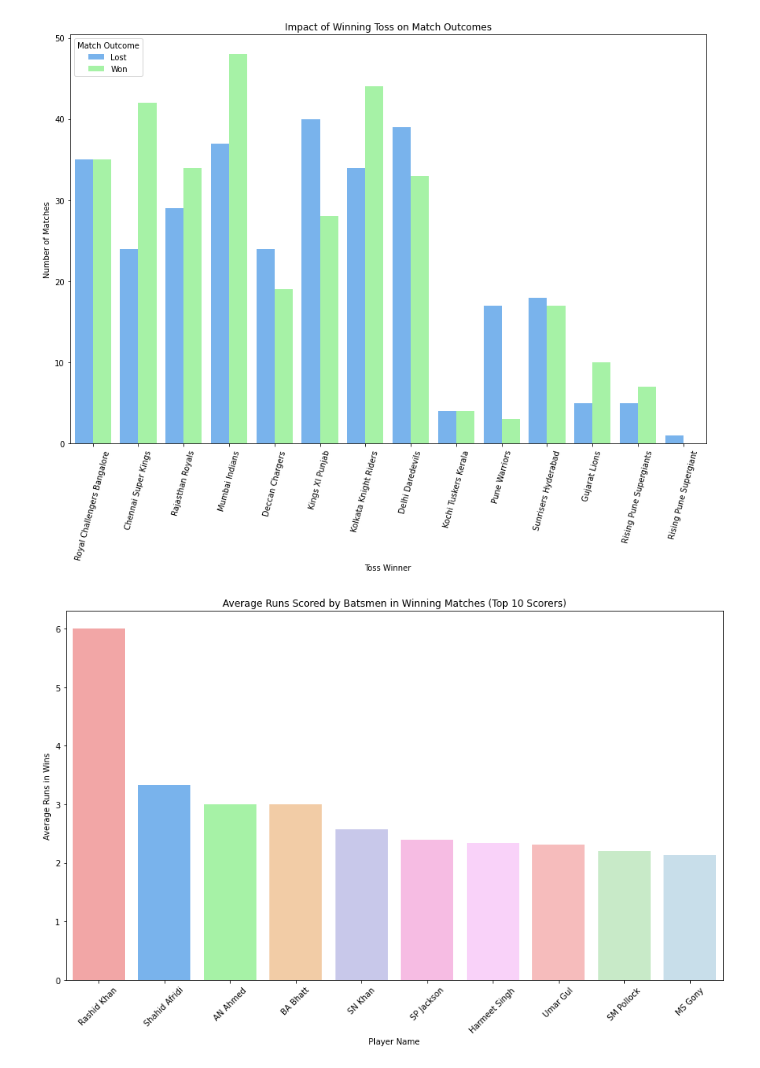
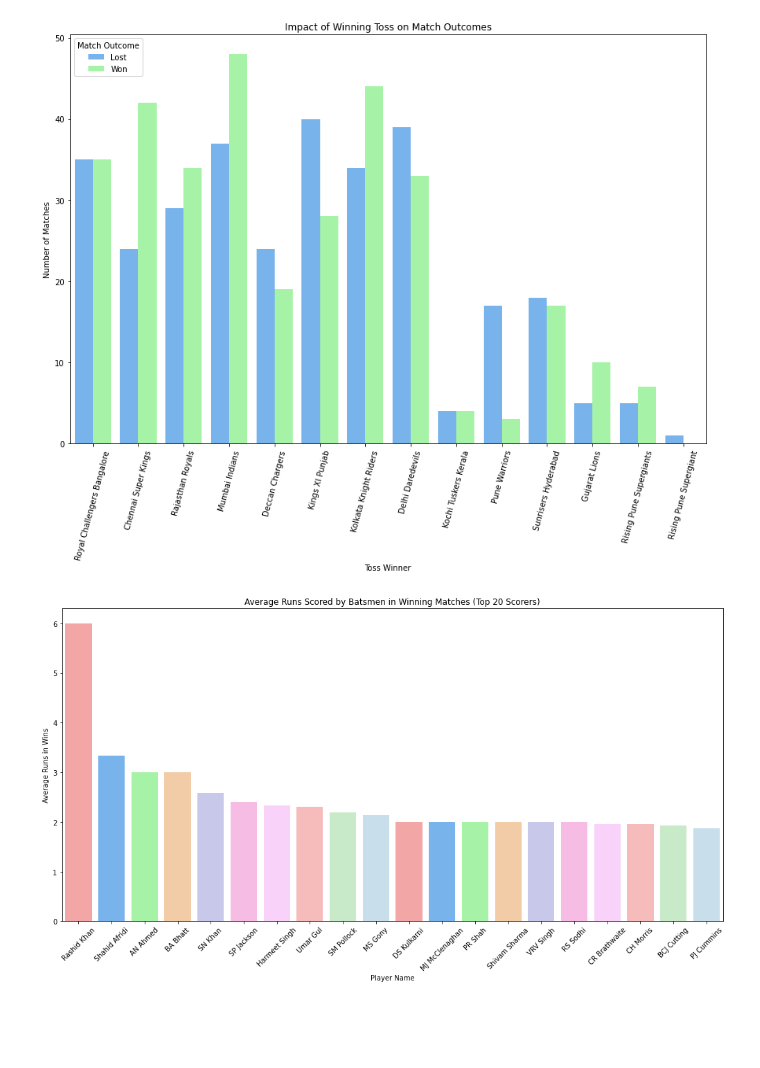
Before and after one commit to samiksha-khare/ipl-dataset-analysis, a Jupyter notebook: IPL_DATA_ANALYSIS_SPARK.ipynb, the cells around one changed output. Drawn from its saved outputs; the diff is of its cells as text; code cells hidden in the pictures; blank space fills up the shorter version.

```diff
--- a/IPL_DATA_ANALYSIS_SPARK.ipynb
+++ b/IPL_DATA_ANALYSIS_SPARK.ipynb
@@ -467,19 +574,22 @@ plt.show()
 # %% [output]
 [figure]
 # %%
+# Convert the Spark DataFrame 'average_runs_in_wins' to a Pandas DataFrame
 average_runs_pd = average_runs_in_wins.toPandas()
 
-# Using seaborn to plot average runs in winning matches
-plt.figure(figsize=(12, 8))
-top_scorers = average_runs_pd.nlargest(10, 'avg_runs_in_wins')
+# Get the top 20 scorers based on 'avg_runs_in_wins' column using the nlargest function
+top_scorers = average_runs_pd.nlargest(20, 'avg_runs_in_wins')
+
+# Create a bar plot using seaborn
+plt.figure(figsize=(14, 8))
 custom_colors = ['#ff9999', '#66b3ff', '#99ff99', '#ffcc99', '#c2c2f0', '#ffb3e6', '#ffccff', '#ffb3b3', '#c2f0c2', '#c2e0f0']
 sns.barplot(x='player_name', y='avg_runs_in_wins', data=top_scorers, palette=custom_colors)
-plt.title('Average Runs Scored by Batsmen in Winning Matches (Top 10 Scorers)')
+plt.title('Average Runs Scored by Batsmen in Winning Matches (Top 20 Scorers)')
 plt.xlabel('Player Name')
 plt.ylabel('Average Runs in Wins')
 plt.xticks(rotation=45)
 plt.tight_layout()
 plt.show()
 # %% [output]
-[figure, old version]
+[figure, new version]
 # %%
```
Also changed, not shown: parts of 34 cells of this notebook.
